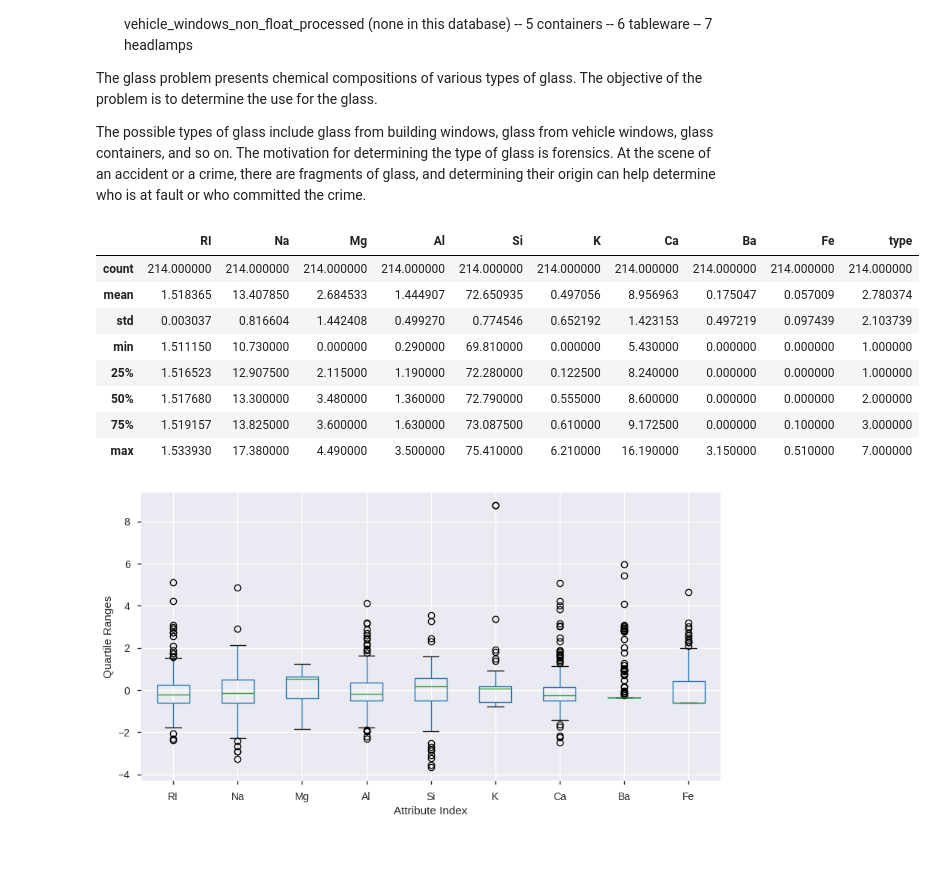
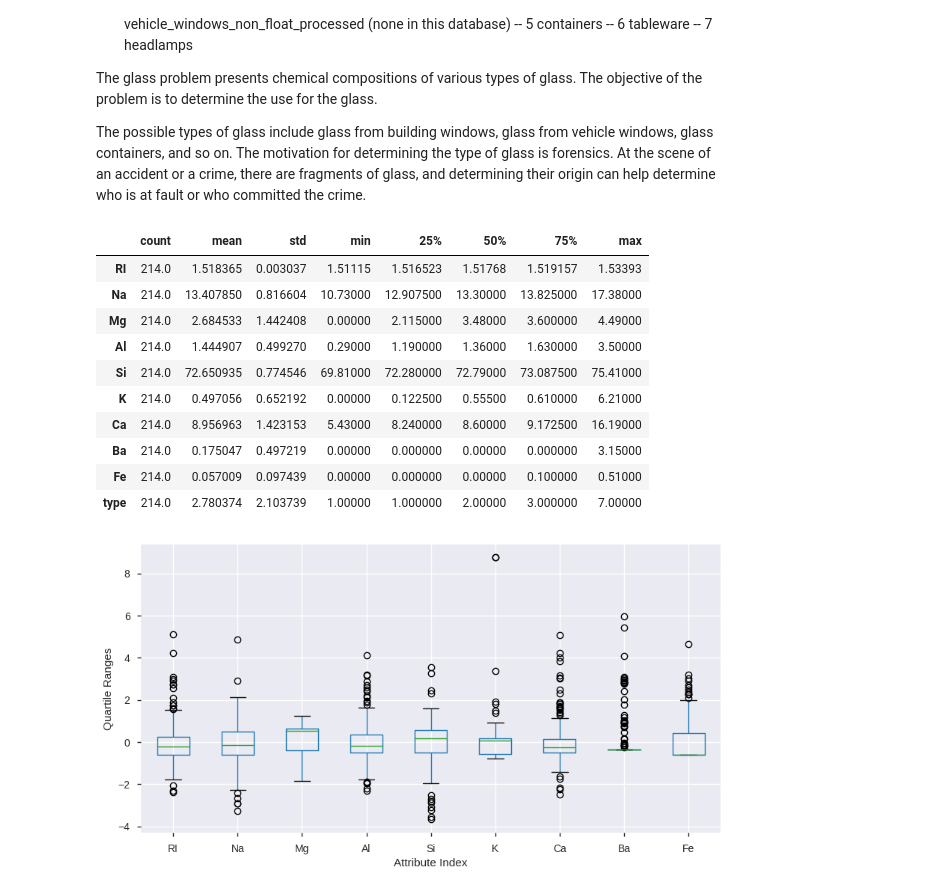
Before and after one commit to saritmaitra/MultiClass_Classification, a Jupyter notebook: MultiClass_classification.ipynb, the cells around one changed output. Saved outputs shown, nothing was run; the diff lists cells and outputs as text; code cells hidden in the pictures; blank space fills up the shorter version.

```diff
--- a/MultiClass_classification.ipynb
+++ b/MultiClass_classification.ipynb
@@ -94,17 +104,19 @@ The possible types of glass include glass from building windows, glass from
 vehicle windows, glass containers, and so on. The motivation for determining
 the type of glass is forensics. At the scene of an accident or a crime, there are fragments of glass, and determining their origin can help determine who is at fault or who committed the crime.
 # %%
-df.describe()
+df.describe().transpose()
 # %% [output]
-|  | RI | Na | Mg | Al | Si | K | Ca | Ba | Fe | type |
-| count | 214.000000 | 214.000000 | 214.000000 | 214.000000 | 214.000000 | 214.000000 | 214.000000 | 214.000000 | 214.000000 | 214.000000 |
-| mean | 1.518365 | 13.407850 | 2.684533 | 1.444907 | 72.650935 | 0.497056 | 8.956963 | 0.175047 | 0.057009 | 2.780374 |
-| std | 0.003037 | 0.816604 | 1.442408 | 0.499270 | 0.774546 | 0.652192 | 1.423153 | 0.497219 | 0.097439 | 2.103739 |
-| min | 1.511150 | 10.730000 | 0.000000 | 0.290000 | 69.810000 | 0.000000 | 5.430000 | 0.000000 | 0.000000 | 1.000000 |
-| 25% | 1.516523 | 12.907500 | 2.115000 | 1.190000 | 72.280000 | 0.122500 | 8.240000 | 0.000000 | 0.000000 | 1.000000 |
-| 50% | 1.517680 | 13.300000 | 3.480000 | 1.360000 | 72.790000 | 0.555000 | 8.600000 | 0.000000 | 0.000000 | 2.000000 |
-| 75% | 1.519157 | 13.825000 | 3.600000 | 1.630000 | 73.087500 | 0.610000 | 9.172500 | 0.000000 | 0.100000 | 3.000000 |
-| max | 1.533930 | 17.380000 | 4.490000 | 3.500000 | 75.410000 | 6.210000 | 16.190000 | 3.150000 | 0.510000 | 7.000000 |
+|  | count | mean | std | min | 25% | 50% | 75% | max |
+| RI | 214.0 | 1.518365 | 0.003037 | 1.51115 | 1.516523 | 1.51768 | 1.519157 | 1.53393 |
+| Na | 214.0 | 13.407850 | 0.816604 | 10.73000 | 12.907500 | 13.30000 | 13.825000 | 17.38000 |
+| Mg | 214.0 | 2.684533 | 1.442408 | 0.00000 | 2.115000 | 3.48000 | 3.600000 | 4.49000 |
+| Al | 214.0 | 1.444907 | 0.499270 | 0.29000 | 1.190000 | 1.36000 | 1.630000 | 3.50000 |
+| Si | 214.0 | 72.650935 | 0.774546 | 69.81000 | 72.280000 | 72.79000 | 73.087500 | 75.41000 |
+| K | 214.0 | 0.497056 | 0.652192 | 0.00000 | 0.122500 | 0.55500 | 0.610000 | 6.21000 |
+| Ca | 214.0 | 8.956963 | 1.423153 | 5.43000 | 8.240000 | 8.60000 | 9.172500 | 16.19000 |
+| Ba | 214.0 | 0.175047 | 0.497219 | 0.00000 | 0.000000 | 0.00000 | 0.000000 | 3.15000 |
+| Fe | 214.0 | 0.057009 | 0.097439 | 0.00000 | 0.000000 | 0.00000 | 0.100000 | 0.51000 |
+| type | 214.0 | 2.780374 | 2.103739 | 1.00000 | 1.000000 | 2.00000 | 3.000000 | 7.00000 |
 # %%
 plt.figure(figsize=(10,5))
 boxplot = X_norm.boxplot(column= ['RI', 'Na', 'Mg', 'Al', 'Si',
```
Also changed, not shown: parts of 5 cells of this notebook.
